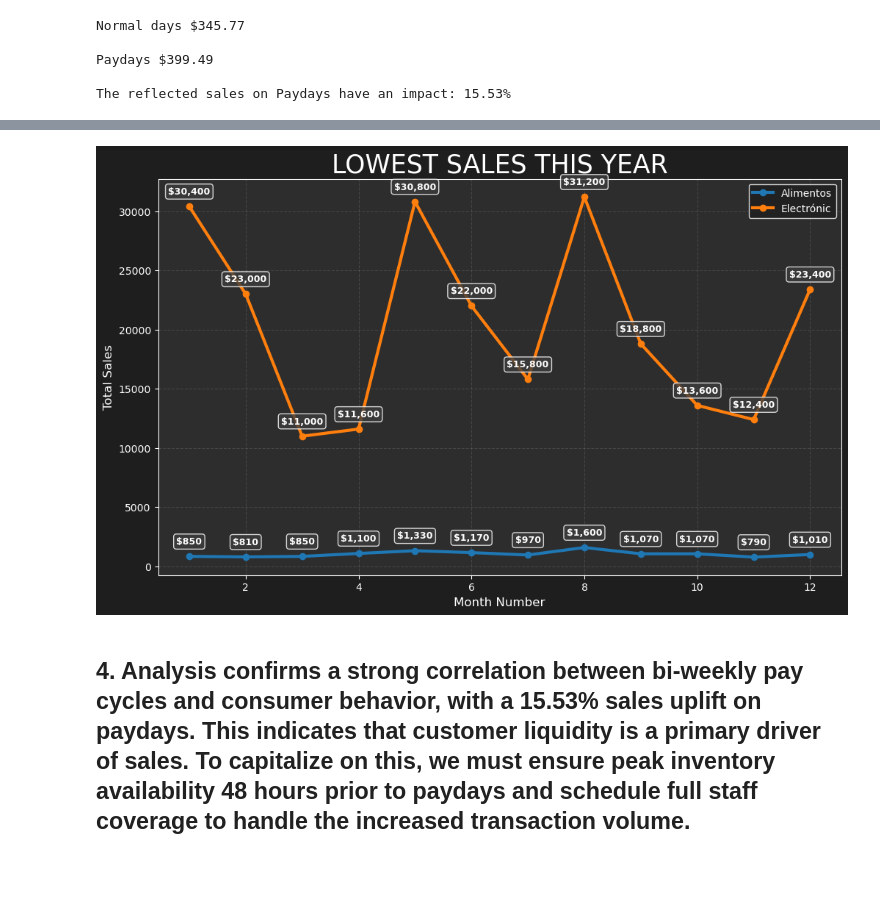
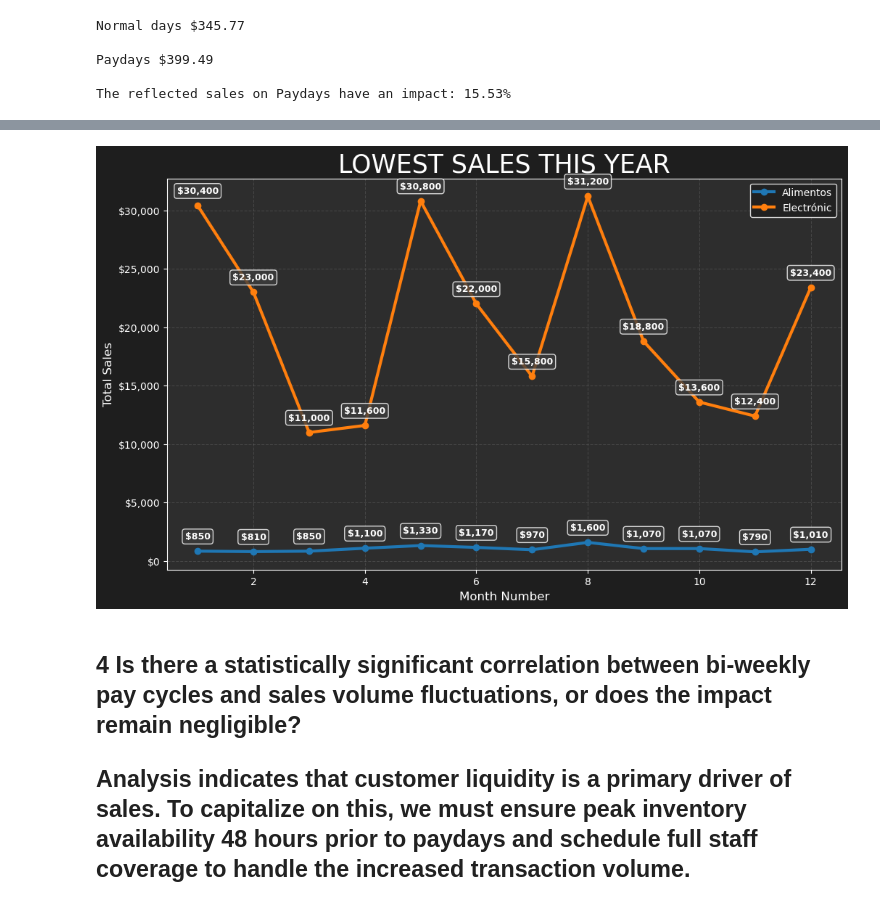
Before and after one commit to Moises-Acosta/Sales_proyect, a Jupyter notebook: Sales_Proyect.ipynb, the cells around one changed output, grey strips where cells are left out. Cells and saved outputs as stored; diff of their text form; code cells hidden in the pictures; blank space fills up the shorter version.

```diff
--- a/Sales_Proyect.ipynb
+++ b/Sales_Proyect.ipynb
@@ -259,53 +326,46 @@ plt.show()
 data1 = ["Electrónic", "Alimentos"]
 months  = df_combined[df_combined["Product"].isin(data1)].groupby([df_combined["Date"].dt.month, "Product"])["Total"].sum().unstack()
 
 
+#Once this data has been prepared, let's ilustrate the behavior on the next Visualization.
+
 fig, axe = plt.subplots(figsize = (12,7))
 
 fig.set_facecolor('#1e1e1e')
 axe.set_facecolor('#2d2d2d')
 
+
 months.plot(kind='line', ax=axe, marker='o', linewidth=3)
+axe.yaxis.set_major_formatter(ticker.StrMethodFormatter('${x:,.0f}'))
+
 
 for products in months.columns:
     for x, y in zip(months.index, months[products]):
-        # Solo graficamos si el valor no es nulo (NaN)
         if pd.notnull(y):
-            axe.annotate(
-                f'${y:,.0f}',           # Texto: Formato moneda sin decimales
-                (x, y),                 # Coordenada (x, y) del punto
-                textcoords="offset points",
-                xytext=(0, 12),         # Desplazamiento: 12 puntos hacia ARRIBA del punto
-                ha='center',            # Alineación horizontal al centro
-                fontsize=9,
-                color='white',          # Color del texto
-                fontweight='bold',
-                bbox=dict(              # Esto crea la "Burbuja" (cuadro de texto)
-                    boxstyle='round,pad=0.3',
-                    fc='#3d3d3d',       # Color de fondo de la burbuja
-                    ec='white',         # Color del borde de la burbuja
-                    alpha=0.8           # Transparencia
-                )
-            )
+            axe.annotate(f'${y:,.0f}', (x, y), textcoords="offset points", xytext=(0, 12),
+                         ha='center', fontsize=9, color='white', fontweight='bold',
+                         bbox=dict( boxstyle='round,pad=0.3', fc='#3d3d3d', ec='white', alpha=0.8))
 
 
 
 plt.title("LOWEST SALES THIS YEAR", c= "white", fontsize = 25)
 plt.xlabel("Month Number", color='white', fontsize=12)
 plt.ylabel("Total Sales", color='white', fontsize=12)
 
 
 axe.tick_params(colors = 'white')
 for spine in axe.spines.values():
     spine.set_color('white')
 
 #Configure legends
 legend = axe.legend(facecolor='#1e1e1e', edgecolor='white', labelcolor='white')
 axe.grid(color='gray', linestyle='--', alpha=0.3)
 # %% [output]
-[figure, old version]
+[figure, new version]
 # %% [markdown]
-## 4. Analysis confirms a strong correlation between bi-weekly pay cycles and consumer behavior, with a 15.53% sales uplift on paydays. This indicates that customer liquidity is a primary driver of sales. To capitalize on this, we must ensure peak inventory availability 48 hours prior to paydays and schedule full staff coverage to handle the increased transaction volume.
+## 4 Is there a statistically significant correlation between bi-weekly pay cycles and sales volume fluctuations, or does the impact remain negligible?
+
+## Analysis indicates that customer liquidity is a primary driver of sales. To capitalize on this, we must ensure peak inventory availability 48 hours prior to paydays and schedule full staff coverage to handle the increased transaction volume.
 # %%
 sns.set_theme(style="whitegrid")
 
```
Also changed, not shown: parts of 28 cells of this notebook.
